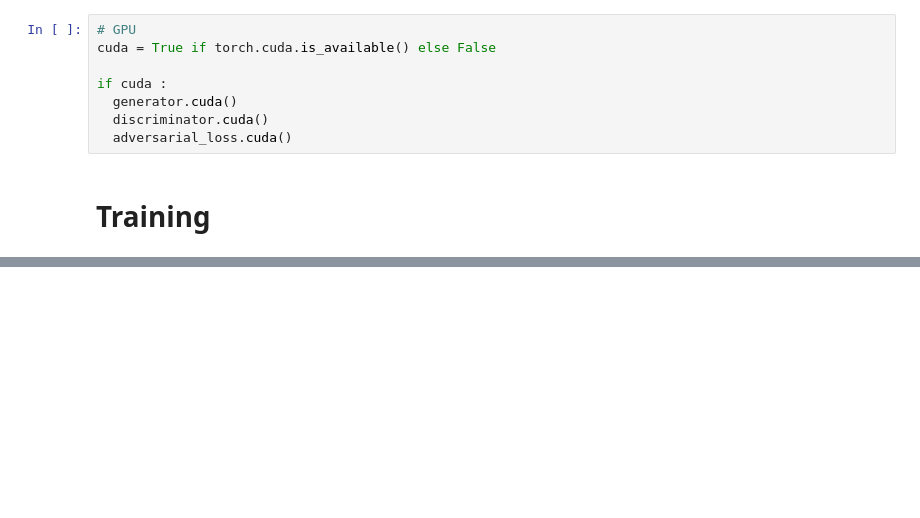
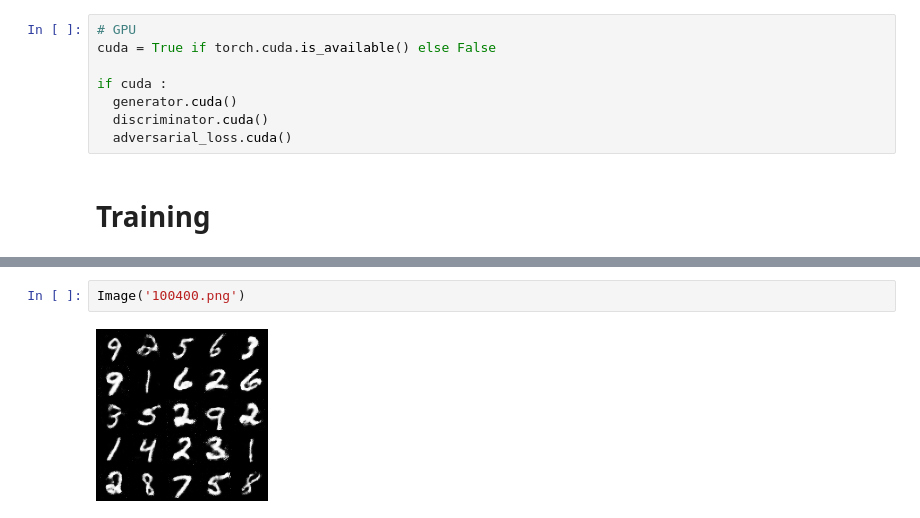
Before and after one commit to happy-jihye/Awesome-GAN-Papers, a Jupyter notebook: 2_CGAN.ipynb, the cells around one changed output, grey strips where cells are left out. Drawn from its saved outputs; the diff is of its cells as text; blank space fills up the shorter version.

```diff
--- a/2_CGAN.ipynb
+++ b/2_CGAN.ipynb
@@ -303,0 +288,4 @@ for epoch in range(n_epochs):
+# %%
+Image('100400.png')
+# %% [output]
+[figure, added]
```
Also changed, not shown: parts of 11 cells of this notebook.
